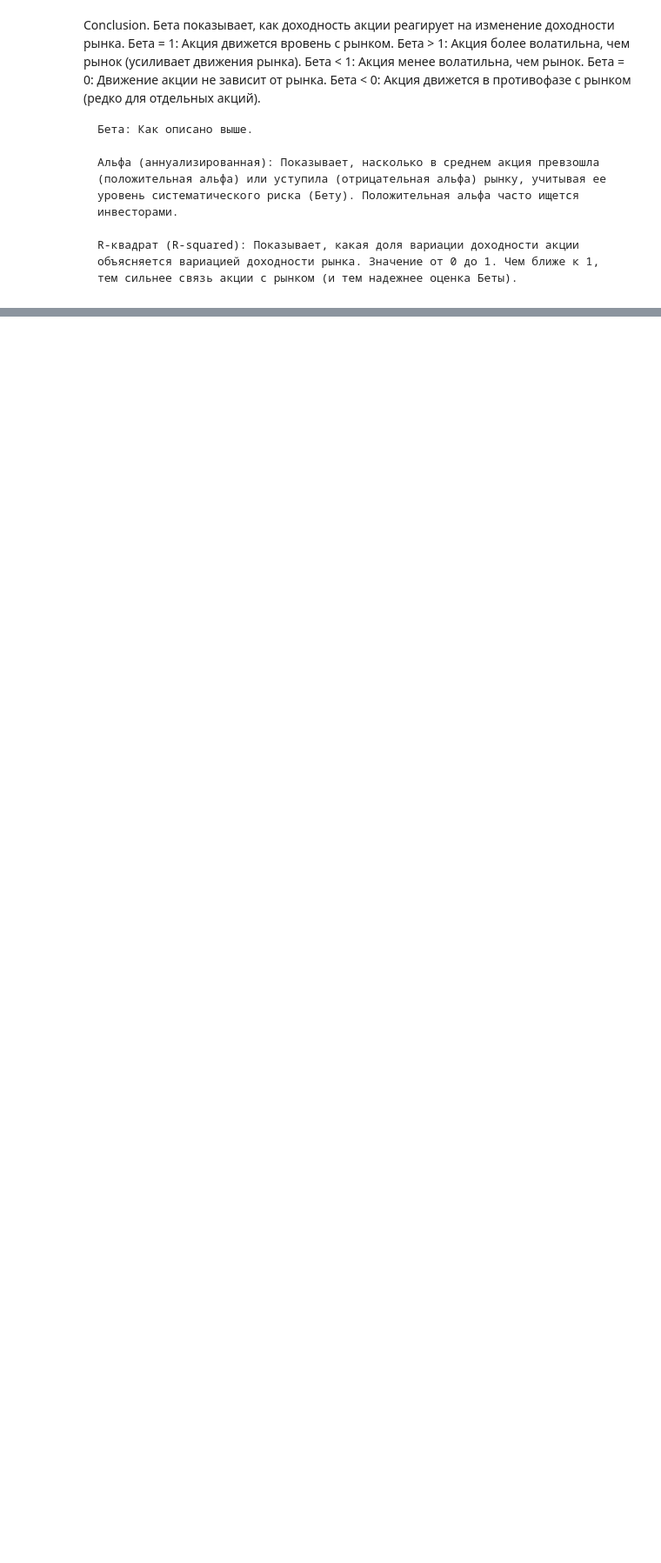
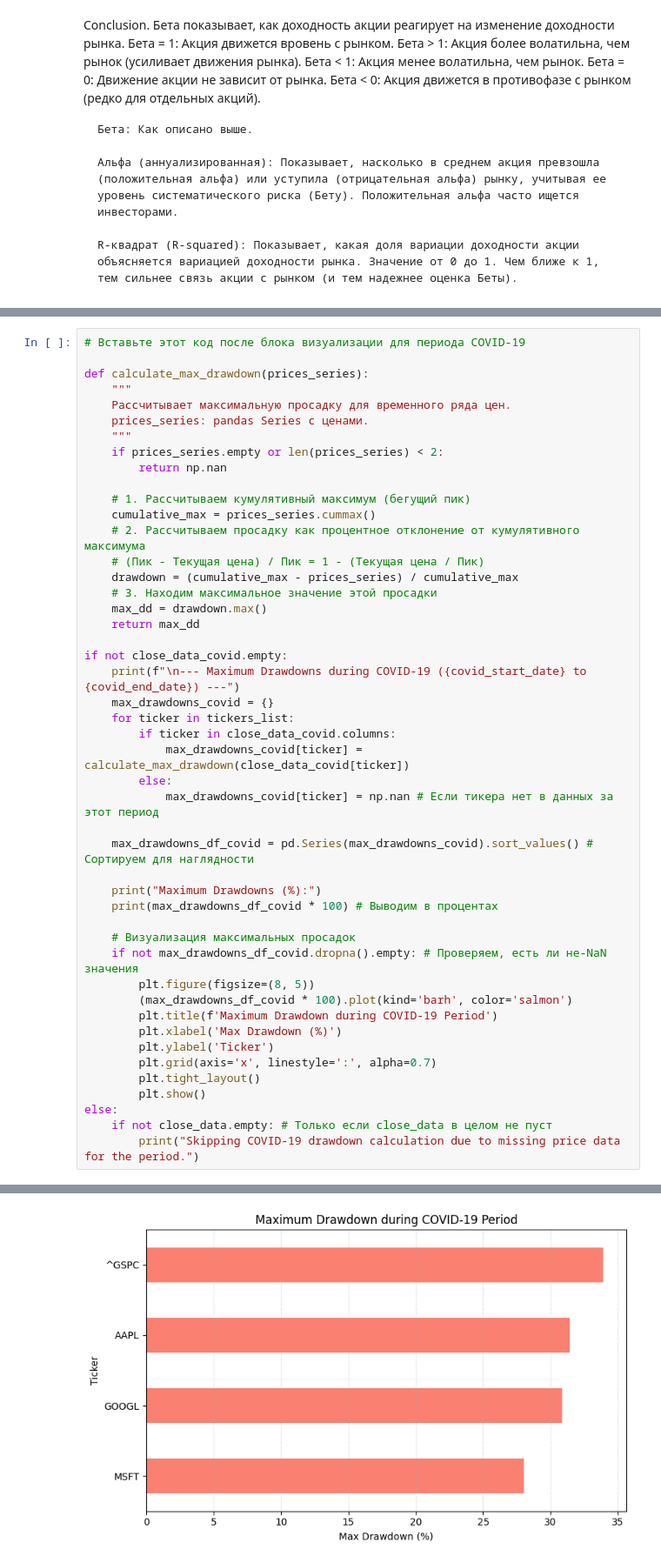
Before and after one commit to GeorgiiSizykh/EDA_of_Tech_Stocks, a Jupyter notebook: Financial_Data_Analysis/data_exploration.ipynb, the cells around one changed output, grey strips where cells are left out. Shown at 87% size. Saved outputs shown, nothing was run; the diff lists cells and outputs as text; blank space fills up the shorter version.

```diff
--- a/Financial_Data_Analysis/data_exploration.ipynb
+++ b/Financial_Data_Analysis/data_exploration.ipynb
@@ -627,0 +709,48 @@ Conclusion.
+# %%
+# Вставьте этот код после блока визуализации для периода COVID-19
+
+def calculate_max_drawdown(prices_series):
+    """
+    Рассчитывает максимальную просадку для временного ряда цен.
+    prices_series: pandas Series с ценами.
+    """
+    if prices_series.empty or len(prices_series) < 2:
+        return np.nan
+
+    # 1. Рассчитываем кумулятивный максимум (бегущий пик)
+    cumulative_max = prices_series.cummax()
+    # 2. Рассчитываем просадку как процентное отклонение от кумулятивного максимума
+    # (Пик - Текущая цена) / Пик = 1 - (Текущая цена / Пик)
+    drawdown = (cumulative_max - prices_series) / cumulative_max
+    # 3. Находим максимальное значение этой просадки
+    max_dd = drawdown.max()
+    return max_dd
+
+if not close_data_covid.empty:
+    print(f"\n--- Maximum Drawdowns during COVID-19 ({covid_start_date} to {covid_end_date}) ---")
+    max_drawdowns_covid = {}
+    for ticker in tickers_list:
+        if ticker in close_data_covid.columns:
+            max_drawdowns_covid[ticker] = calculate_max_drawdown(close_data_covid[ticker])
+        else:
+            max_drawdowns_covid[ticker] = np.nan # Если тикера нет в данных за этот период
+
+    max_drawdowns_df_covid = pd.Series(max_drawdowns_covid).sort_values() # Сортируем для наглядности
+
+    print("Maximum Drawdowns (%):")
+    print(max_drawdowns_df_covid * 100) # Выводим в процентах
+
+    # Визуализация максимальных просадок
+    if not max_drawdowns_df_covid.dropna().empty: # Проверяем, есть ли не-NaN значения
+        plt.figure(figsize=(8, 5))
+        (max_drawdowns_df_covid * 100).plot(kind='barh', color='salmon')
+        plt.title(f'Maximum Drawdown during COVID-19 Period')
+        plt.xlabel('Max Drawdown (%)')
+        plt.ylabel('Ticker')
+        plt.grid(axis='x', linestyle=':', alpha=0.7)
+        plt.tight_layout()
+        plt.show()
+else:
+    if not close_data.empty: # Только если close_data в целом не пуст
+        print("Skipping COVID-19 drawdown calculation due to missing price data for the period.")
+# %% [output]
@@ -627,0 +764 @@ Conclusion.
+[figure, added]
```
Also changed, not shown: parts of 11 cells of this notebook.
